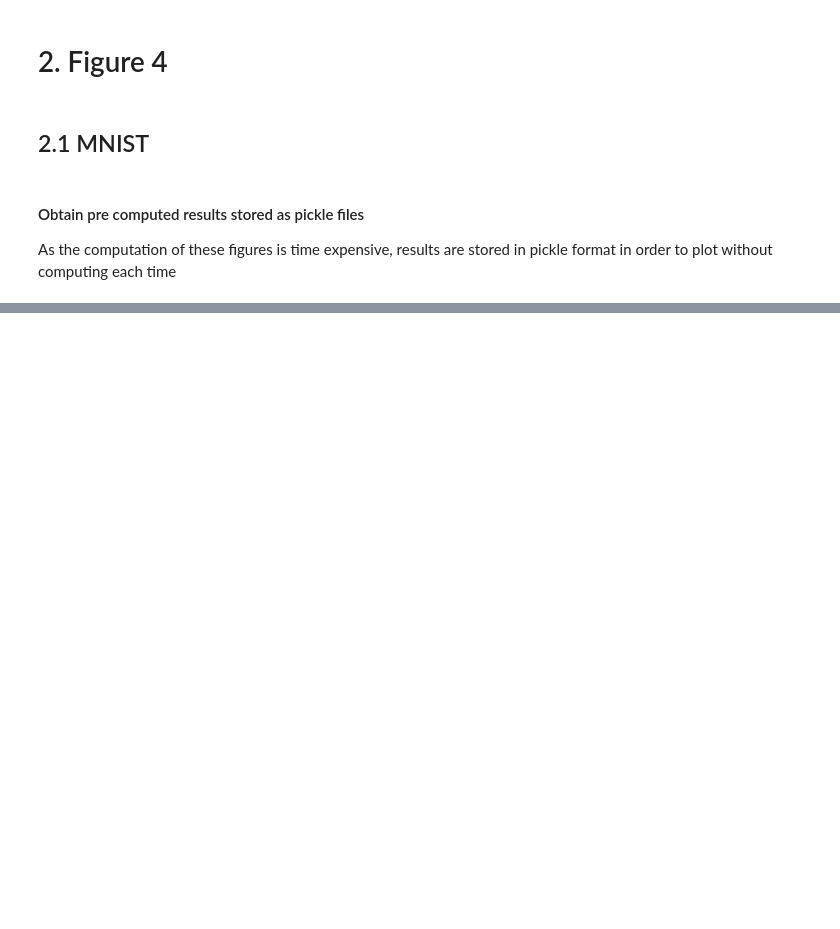
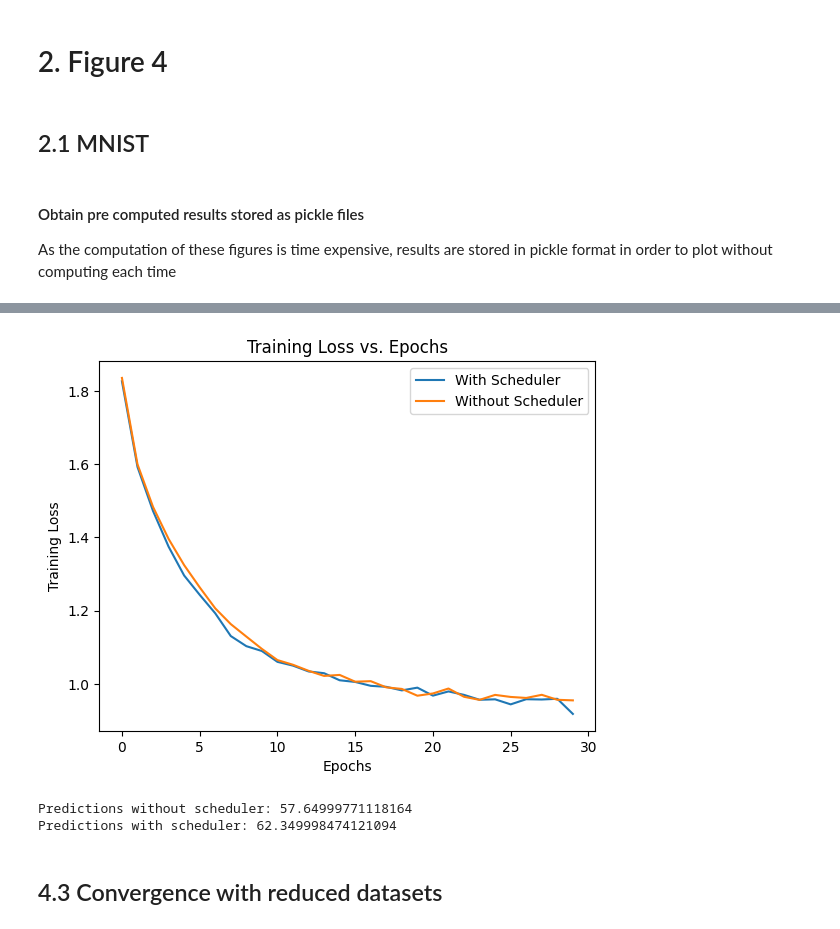
Before and after one commit to roduit/EE-411-FOIL-Project, a Jupyter notebook: source/main.ipynb, the cells around one changed output, grey strips where cells are left out. Drawn from its saved outputs; the diff is of its cells as text; code cells hidden in the pictures; blank space fills up the shorter version.

```diff
--- a/source/main.ipynb
+++ b/source/main.ipynb
@@ -219,0 +314,3 @@ train_losses, test_losses,predictions = model_convergence(optimizer='Adam', mode
+# %%
+train_losses_without, test_losses_without,predictions_without = model_convergence(optimizer='Adam', model='ResNet',dataset_name='CIFAR10',num_epochs=30, noise_ratio=0.2, width=32)
+train_losses_with, test_losses_with,predictions_with = model_convergence(optimizer='Adam', model='ResNet',dataset_name='CIFAR10',num_epochs=30, noise_ratio=0.2, width=32,scheduler=True)
@@ -219,0 +328,19 @@ train_losses, test_losses,predictions = model_convergence(optimizer='Adam', mode
+# %%
+sns.lineplot(x=range(len(train_losses_with)), y=train_losses_with, label='With Scheduler')
+sns.lineplot(x=range(len(train_losses_without)), y=train_losses_without, label='Without Scheduler')
+plt.legend()
+plt.xlabel('Epochs')
+plt.ylabel('Training Loss')
+plt.title('Training Loss vs. Epochs')
+plt.savefig(os.path.join(constants.RESULTS_FOLDER, 'train_loss_scheduler_20noise.png'))
+plt.show()
+# %% [output]
+[figure, added]
+# %%
+print(f'Predictions without scheduler: {predictions_without}')
+print(f'Predictions with scheduler: {predictions_with}')
+# %% [output]
+Predictions without scheduler: 57.64999771118164
+Predictions with scheduler: 62.349998474121094
+# %% [markdown]
+## 4.3 Convergence with reduced datasets
```
Also changed, not shown: parts of 32 cells of this notebook, 3 other files.
